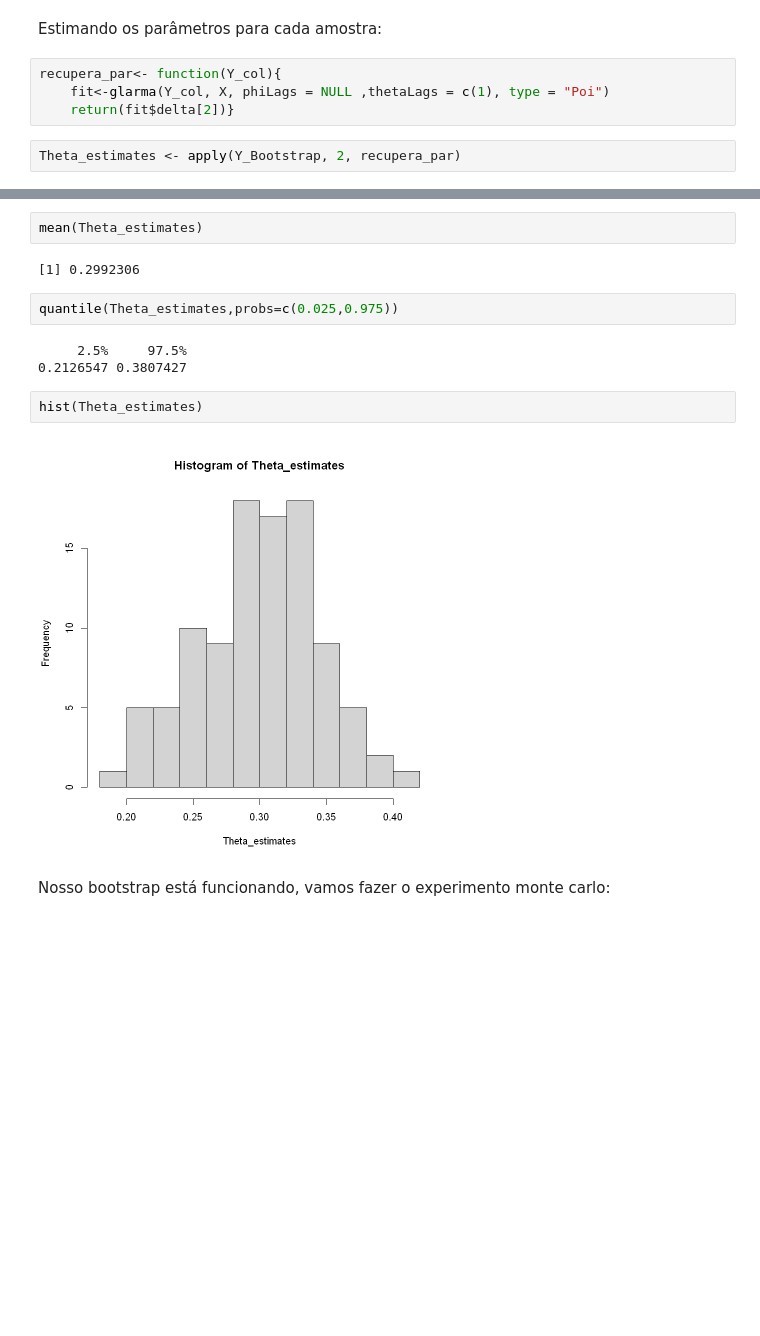
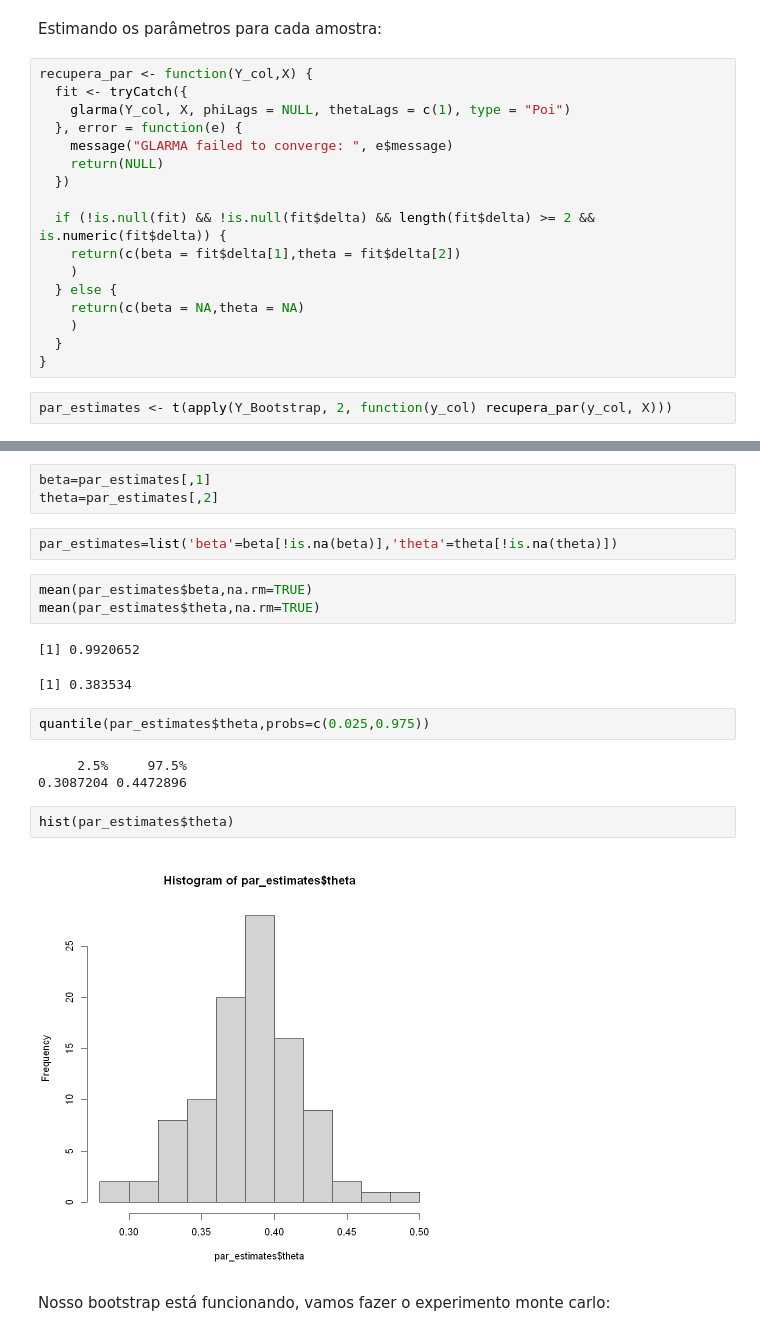
Before and after one commit to MarceloOrgler/TS, a Jupyter notebook: Trabalho6/Trabalho6.ipynb, the cells around one changed output, grey strips where cells are left out. Saved outputs shown, nothing was run; the diff lists cells and outputs as text; blank space fills up the shorter version.

```diff
--- a/Trabalho6/Trabalho6.ipynb
+++ b/Trabalho6/Trabalho6.ipynb
@@ -85,8 +85,21 @@ for (b in 1:B){
 # %% [markdown]
 Estimando os parâmetros para cada amostra:
 # %%
-recupera_par<- function(Y_col){
-    fit<-glarma(Y_col, X, phiLags = NULL ,thetaLags = c(1), type = "Poi")
-    return(fit$delta[2])}
+recupera_par <- function(Y_col,X) {
+  fit <- tryCatch({
+    glarma(Y_col, X, phiLags = NULL, thetaLags = c(1), type = "Poi")
+  }, error = function(e) {
+    message("GLARMA failed to converge: ", e$message)
+    return(NULL)
+  })
+
+  if (!is.null(fit) && !is.null(fit$delta) && length(fit$delta) >= 2 && is.numeric(fit$delta)) {
+    return(c(beta = fit$delta[1],theta = fit$delta[2])
+    )
+  } else {
+    return(c(beta = NA,theta = NA)
+    )
+  }
+}
 # %%
-Theta_estimates <- apply(Y_Bootstrap, 2, recupera_par)
+par_estimates <- t(apply(Y_Bootstrap, 2, function(y_col) recupera_par(y_col, X)))
@@ -93,16 +108,23 @@ Theta_estimates <- apply(Y_Bootstrap, 2, recupera_par)
+# %%
+beta=par_estimates[,1]
+theta=par_estimates[,2]
+# %%
+par_estimates=list('beta'=beta[!is.na(beta)],'theta'=theta[!is.na(theta)])
 # %%
-mean(Theta_estimates)
+mean(par_estimates$beta,na.rm=TRUE)
+mean(par_estimates$theta,na.rm=TRUE)
 # %% [output]
-[1] 0.2992306
+[1] 0.9920652
+[1] 0.383534
 # %%
-quantile(Theta_estimates,probs=c(0.025,0.975))
+quantile(par_estimates$theta,probs=c(0.025,0.975))
 # %% [output]
      2.5%     97.5%
-0.2126547 0.3807427
+0.3087204 0.4472896
 # %%
-hist(Theta_estimates)
+hist(par_estimates$theta)
 # %% [output]
-[figure, old version]
+[figure, new version]
 # %% [markdown]
 Nosso bootstrap está funcionando, vamos fazer o experimento monte carlo:
 # %% [markdown]
```
Also changed, not shown: parts of 13 cells of this notebook.
